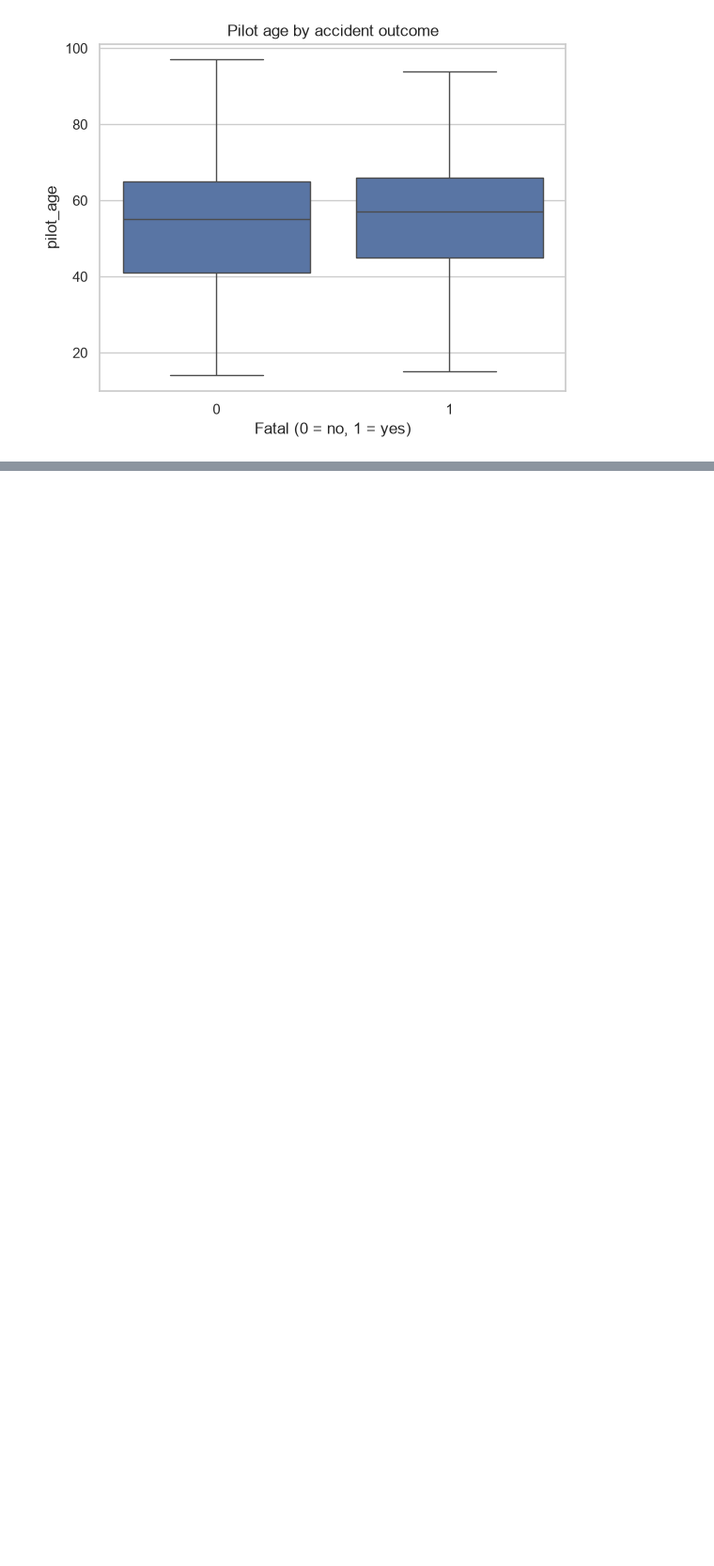
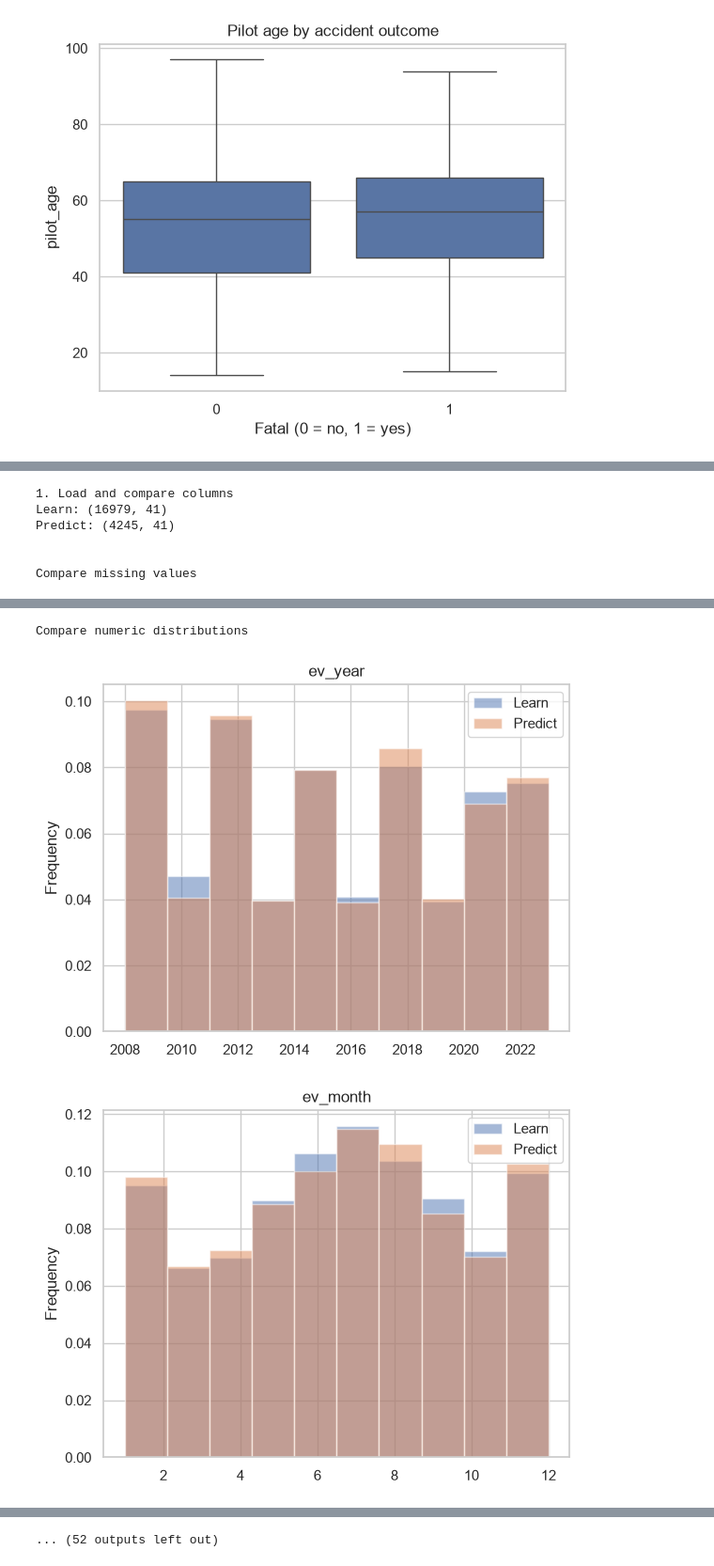
Before and after one commit to tiagoascensao06-lang/Machine-Learning-project---Plane-, a Jupyter notebook: ML_NB0_EDA.ipynb, the cells around one changed output, grey strips where cells are left out. Shown at 94% size. Saved outputs shown, nothing was run; the diff lists cells and outputs as text; code cells hidden in the pictures; blank space fills up the shorter version.

```diff
--- a/ML_NB0_EDA.ipynb
+++ b/ML_NB0_EDA.ipynb
@@ -13,6 +13,7 @@ import matplotlib.pyplot as plt
 import seaborn as sns
 
 learn_data = pd.read_csv('Student_files/learn.csv')
+predict_data = pd.read_csv('Student_files/predict.csv')
 # %% [markdown]
 ## 1. First look at the data
 # %%
@@ -515,0 +542,54 @@ plt.show()
+# %%
+print("1. Load and compare columns")
+
+learn_features = learn_data.drop(columns="fatal")
+
+print("Learn:", learn_features.shape)
+print("Predict:", predict_data.shape)
+
+print()
+print()
+
+print("Compare missing values")
+missing = pd.DataFrame({
+    "Learn (%)": learn_features.isna().mean() * 100,
+    "Predict (%)": predict_data.isna().mean() * 100
+})
+
+display(missing.round(2))
+
+print()
+print()
+
+print("Compare numeric distributions")
+for column in learn_features.select_dtypes(include="number"):
+    if column != "row_id":
+        comparison = pd.DataFrame({
+            "Learn": learn_features[column],
+            "Predict": predict_data[column]
+        })
+
+        comparison.plot.hist(alpha=0.5, density=True, title=column)
+        plt.show()
+
+print()
+print()
+
+print("Compare categories")
+for column in learn_features.select_dtypes(exclude="number"):
+    if column != "row_id":
+        print(column)
+
+        comparison = pd.DataFrame({
+            "Learn": learn_features[column].value_counts(normalize=True),
+            "Predict": predict_data[column].value_counts(normalize=True)
+        })
+
+        display((comparison.fillna(0) * 100).round(2))
+# %% [output]
+1. Load and compare columns
+Learn: (16979, 41)
+Predict: (4245, 41)
+
+
+Compare missing values
@@ -515,0 +613,3 @@ plt.show()
+Compare numeric distributions
+[figure, added]
+[figure, added]
@@ -515,0 +623 @@ plt.show()
+... (52 outputs left out)
```
Also changed, not shown: parts of 9 cells of this notebook.
